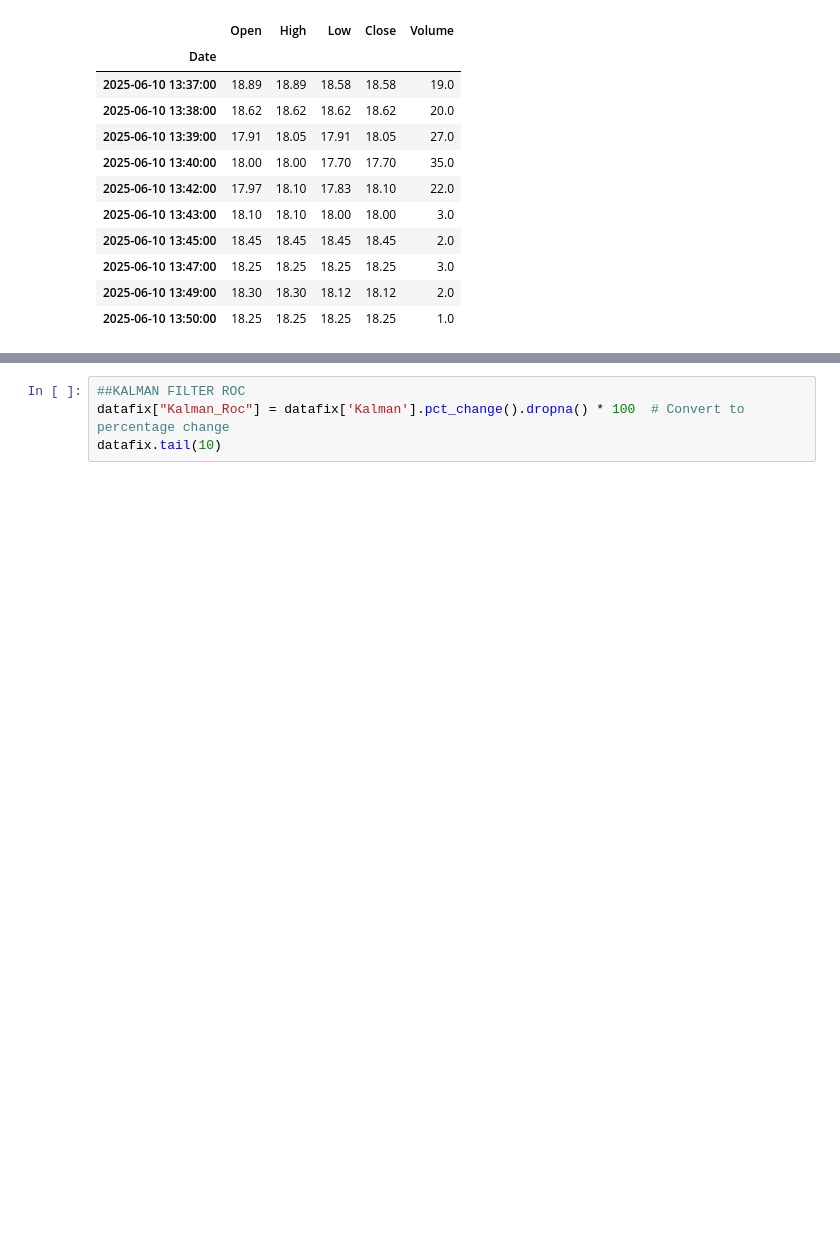
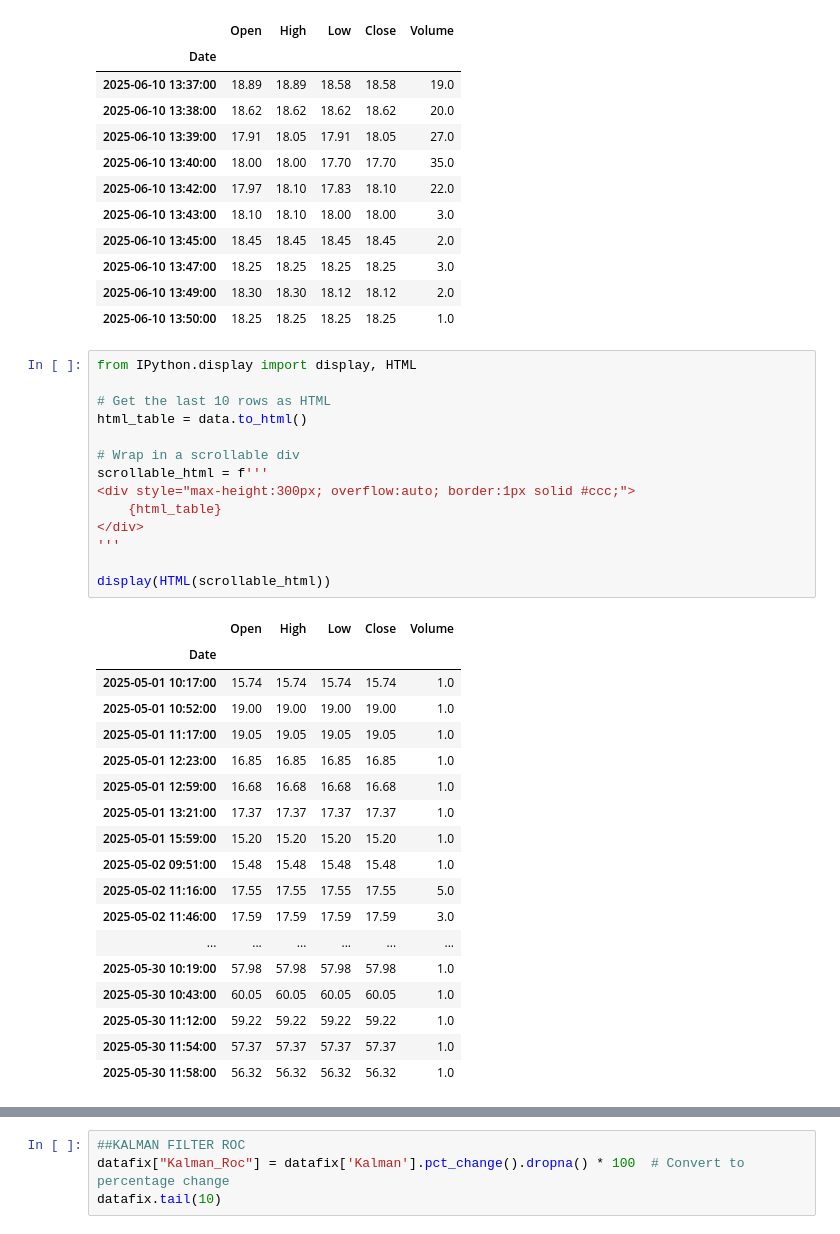
Before and after one commit to noah-Shaffer/projects, a Jupyter notebook: Options Trading.ipynb, the cells around one changed output, grey strips where cells are left out. Cells and saved outputs as stored; diff of their text form; blank space fills up the shorter version.

```diff
--- a/Options Trading.ipynb
+++ b/Options Trading.ipynb
@@ -387,3 +380,36 @@ data.tail(10)
 | 2025-06-10 13:47:00 | 18.25 | 18.25 | 18.25 | 18.25 | 3.0 |
 | 2025-06-10 13:49:00 | 18.30 | 18.30 | 18.12 | 18.12 | 2.0 |
 | 2025-06-10 13:50:00 | 18.25 | 18.25 | 18.25 | 18.25 | 1.0 |
+# %%
+from IPython.display import display, HTML
+
+# Get the last 10 rows as HTML
+html_table = data.to_html()
+
+# Wrap in a scrollable div
+scrollable_html = f'''
+<div style="max-height:300px; overflow:auto; border:1px solid #ccc;">
+    {html_table}
+</div>
+'''
+
+display(HTML(scrollable_html))
+# %% [output]
+|  | Open | High | Low | Close | Volume |
+| Date |  |  |  |  |  |
+| 2025-05-01 10:17:00 | 15.74 | 15.74 | 15.74 | 15.74 | 1.0 |
+| 2025-05-01 10:52:00 | 19.00 | 19.00 | 19.00 | 19.00 | 1.0 |
+| 2025-05-01 11:17:00 | 19.05 | 19.05 | 19.05 | 19.05 | 1.0 |
+| 2025-05-01 12:23:00 | 16.85 | 16.85 | 16.85 | 16.85 | 1.0 |
+| 2025-05-01 12:59:00 | 16.68 | 16.68 | 16.68 | 16.68 | 1.0 |
+| 2025-05-01 13:21:00 | 17.37 | 17.37 | 17.37 | 17.37 | 1.0 |
+| 2025-05-01 15:59:00 | 15.20 | 15.20 | 15.20 | 15.20 | 1.0 |
+| 2025-05-02 09:51:00 | 15.48 | 15.48 | 15.48 | 15.48 | 1.0 |
+| 2025-05-02 11:16:00 | 17.55 | 17.55 | 17.55 | 17.55 | 5.0 |
+| 2025-05-02 11:46:00 | 17.59 | 17.59 | 17.59 | 17.59 | 3.0 |
+| ... | ... | ... | ... | ... | ... |
+| 2025-05-30 10:19:00 | 57.98 | 57.98 | 57.98 | 57.98 | 1.0 |
+| 2025-05-30 10:43:00 | 60.05 | 60.05 | 60.05 | 60.05 | 1.0 |
+| 2025-05-30 11:12:00 | 59.22 | 59.22 | 59.22 | 59.22 | 1.0 |
+| 2025-05-30 11:54:00 | 57.37 | 57.37 | 57.37 | 57.37 | 1.0 |
+| 2025-05-30 11:58:00 | 56.32 | 56.32 | 56.32 | 56.32 | 1.0 |
```
Also changed, not shown: parts of 6 cells of this notebook.
